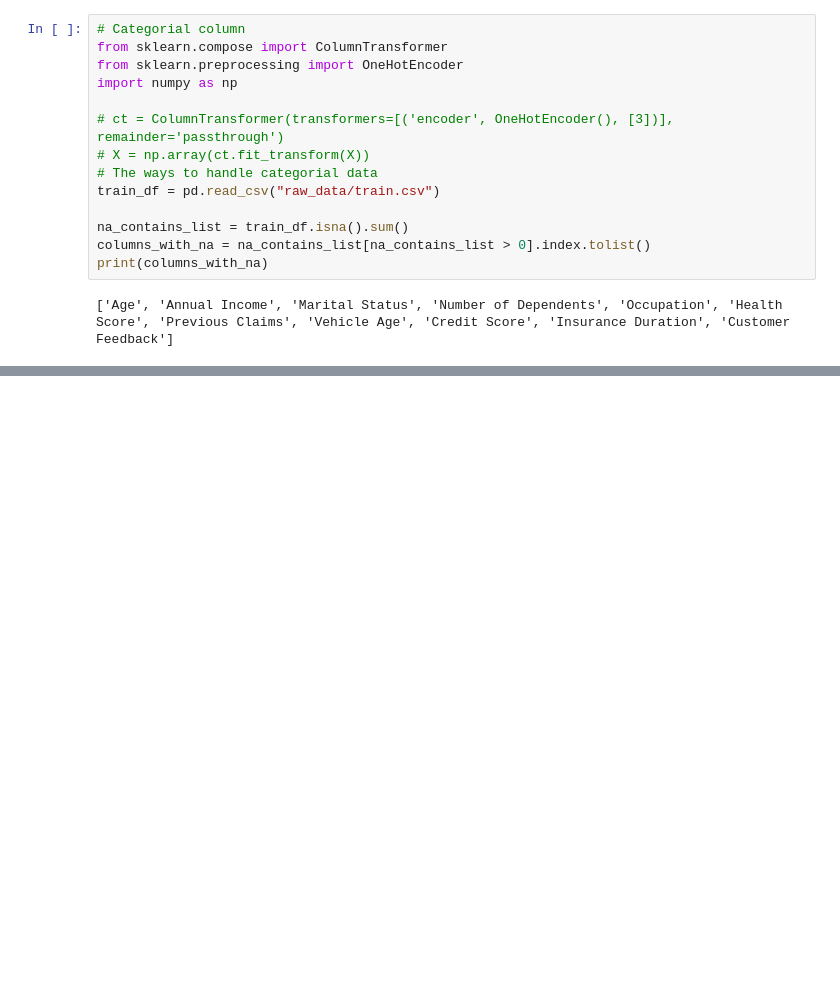
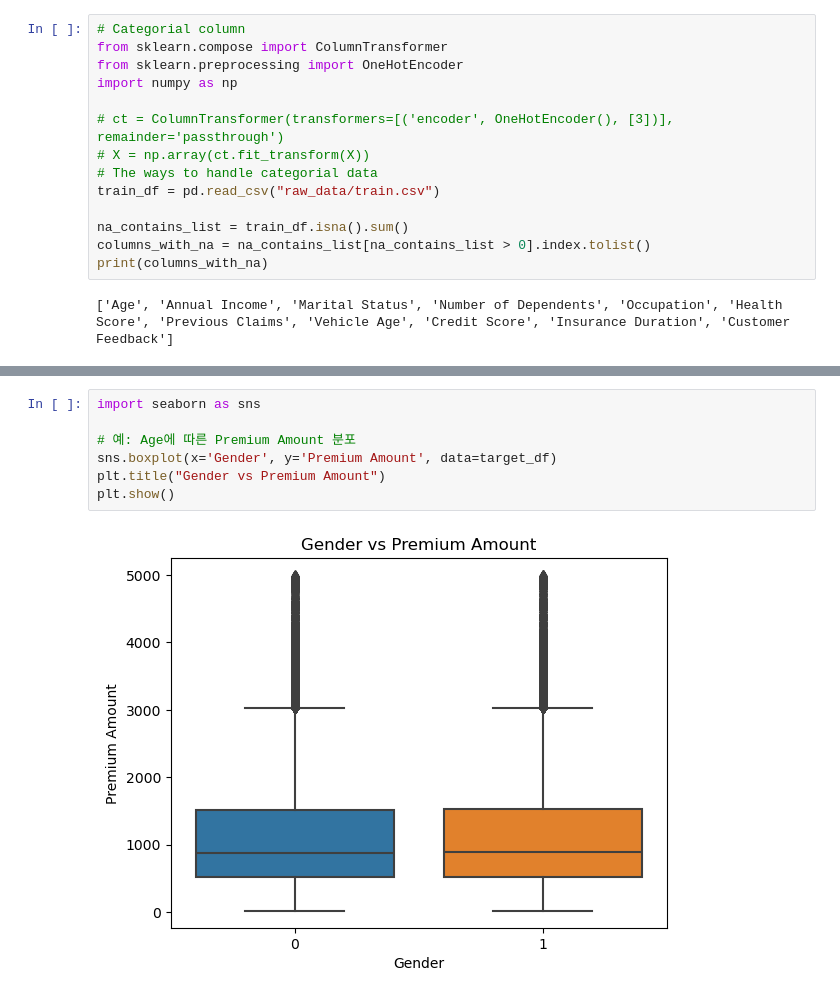
Before and after one commit to Ghostlun/DataScienceStudy, a Jupyter notebook: Insurance/Insurance.ipynb, the cells around one changed output, grey strips where cells are left out. Drawn from its saved outputs; the diff is of its cells as text; blank space fills up the shorter version.

```diff
--- a/Insurance/Insurance.ipynb
+++ b/Insurance/Insurance.ipynb
@@ -426,0 +512,9 @@ InvalidIndexError: (slice(None, None, None), -1)
+# %%
+import seaborn as sns
+
+# 예: Age에 따른 Premium Amount 분포
+sns.boxplot(x='Gender', y='Premium Amount', data=target_df)
+plt.title("Gender vs Premium Amount")
+plt.show()
+# %% [output]
+[figure, added]
```
Also changed, not shown: parts of 12 cells of this notebook.
